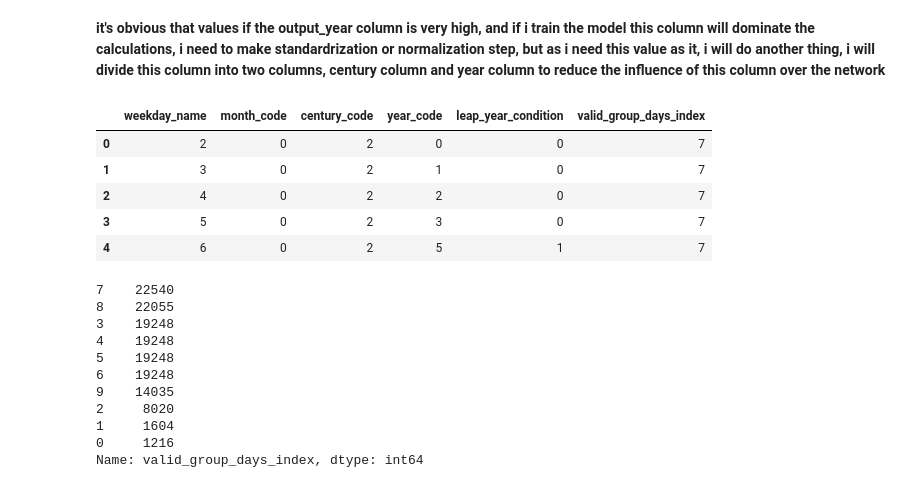
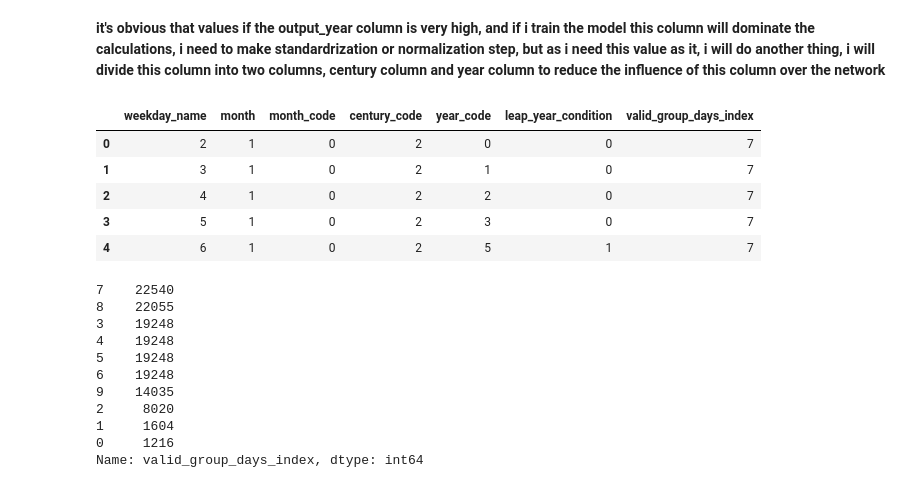
Before and after one commit to salama4ai/Proteinea, a Jupyter notebook: model/training_days.ipynb, the cells around one changed output. Cells and saved outputs as stored; diff of their text form; code cells hidden in the pictures.

```diff
--- a/model/training_days.ipynb
+++ b/model/training_days.ipynb
@@ -105,30 +107,27 @@ df[["weekday_name", "month", "output_year", "leap_year_condition", "valid_group_
 # %%
 # i used the equation on that site https://artofmemory.com/blog/how-to-calculate-the-day-of-the-week/
 # to make new engineered feature, to help me increase the accuracy from 28% up to it's current value
 
 month_dict = {1:0, 2:3, 3:3, 4:6, 5:1, 6:4, 7:6, 8:2, 9:5, 10:0, 11:3, 12:5}
 century_dict = {17:4, 18:2, 19:0, 20:6, 21:4, 22:2, 23:0}
 
 df["century_code"] = [century_dict[val] for val in (df.output_year//100)]
 
 df["month_code"] = [month_dict[val] for val in df.month]
 
 df["year_code"] = (df.output_year%100)
 df["year_code"] = ((df["year_code"]//4)+df["year_code"])%7
 
 
-x_day = df[["weekday_name", "month_code", "century_code", "year_code", "leap_year_condition", "valid_group_days_index"]]
-# df["century"].unique(), df["year_code"].unique()
+x_day = df[["weekday_name", "month", "month_code", "century_code", "year_code", "leap_year_condition", "valid_group_days_index"]]
+x_day.head()
+# %% [output]
+|  | weekday_name | month | month_code | century_code | year_code | leap_year_condition | valid_group_days_index |
+| 0 | 2 | 1 | 0 | 2 | 0 | 0 | 7 |
+| 1 | 3 | 1 | 0 | 2 | 1 | 0 | 7 |
+| 2 | 4 | 1 | 0 | 2 | 2 | 0 | 7 |
+| 3 | 5 | 1 | 0 | 2 | 3 | 0 | 7 |
+| 4 | 6 | 1 | 0 | 2 | 5 | 1 | 7 |
-# %%
-x_day = df[["weekday_name", "month_code", "century_code", "year_code", "leap_year_condition", "valid_group_days_index"]]
-x_day.head()
-# %% [output]
-|  | weekday_name | month_code | century_code | year_code | leap_year_condition | valid_group_days_index |
-| 0 | 2 | 0 | 2 | 0 | 0 | 7 |
-| 1 | 3 | 0 | 2 | 1 | 0 | 7 |
-| 2 | 4 | 0 | 2 | 2 | 0 | 7 |
-| 3 | 5 | 0 | 2 | 3 | 0 | 7 |
-| 4 | 6 | 0 | 2 | 5 | 1 | 7 |
 # %%
 y_day = x_day.pop("valid_group_days_index") # from 0 to 9
 # %%
```
Also changed, not shown: parts of 8 cells of this notebook, 2 other files.
